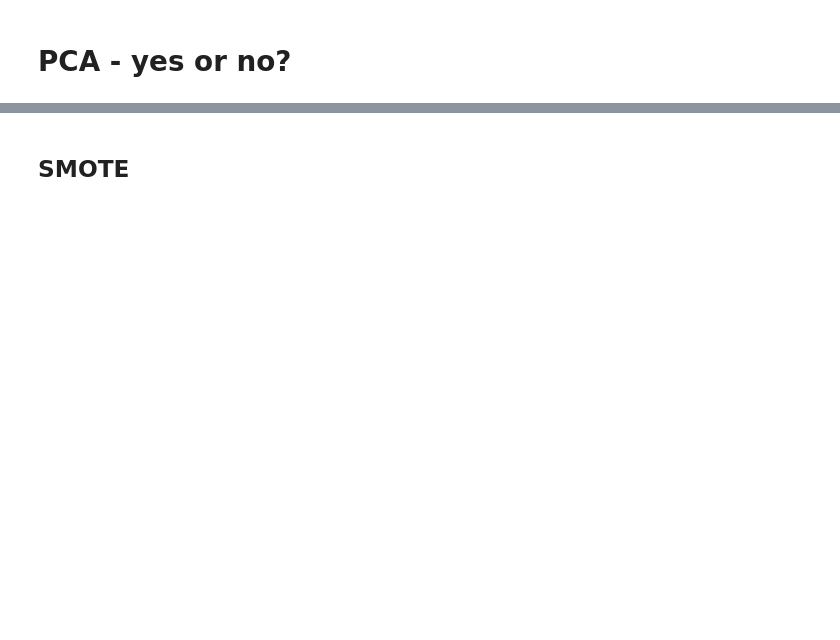
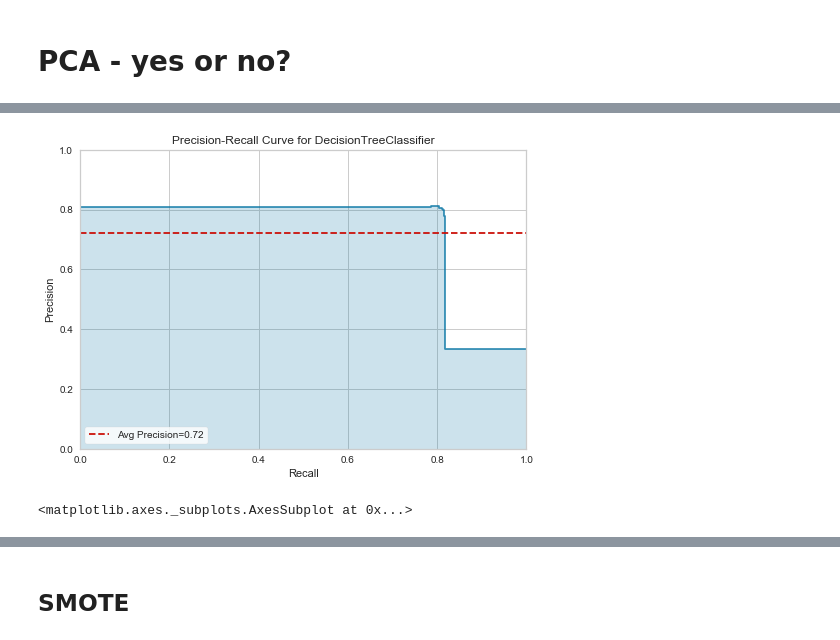
Before and after one commit to MichaelBurak/crunchbase-analysis, a Jupyter notebook: crunchbase-analysis.ipynb, the cells around one changed output, grey strips where cells are left out. Drawn from its saved outputs; the diff is of its cells as text; code cells hidden in the pictures; blank space fills up the shorter version.

```diff
--- a/crunchbase-analysis.ipynb
+++ b/crunchbase-analysis.ipynb
@@ -519,0 +1170,9 @@ len(X.columns)
+# %%
+from yellowbrick.classifier import PrecisionRecallCurve
+viz = PrecisionRecallCurve(clf)
+viz.fit(X_train_pca, y_train)
+viz.score(X_test_pca, y_test)
+viz.show()
+# %% [output]
+[figure, added]
+<matplotlib.axes._subplots.AxesSubplot at 0x...>
```
Also changed, not shown: parts of 122 cells of this notebook.
